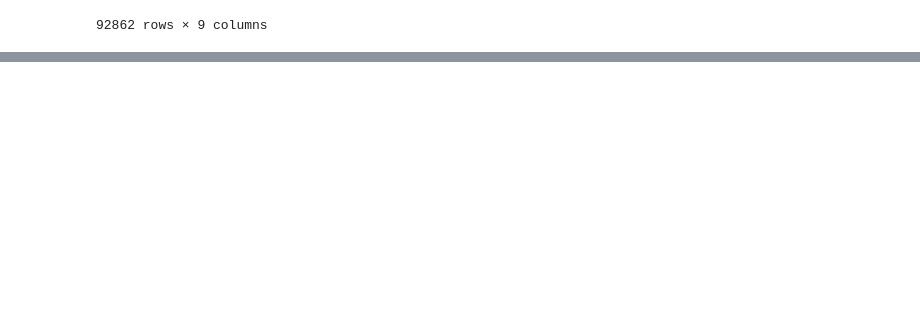
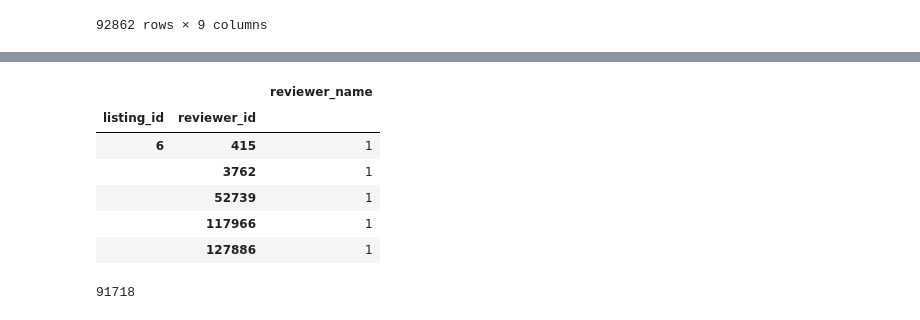
Before and after one commit to mas-dse-saachary/UCSD-MAS-Capstone-Project, a Jupyter notebook: Airbnb_Review_EDA.ipynb, the cells around one changed output, grey strips where cells are left out. Cells and saved outputs as stored; diff of their text form; code cells hidden in the pictures; blank space fills up the shorter version.

```diff
--- a/Airbnb_Review_EDA.ipynb
+++ b/Airbnb_Review_EDA.ipynb
@@ -169,0 +255,14 @@ reviews
+# %%
+reviewer_listing_pairs.groupby(['listing_id', 'reviewer_id']).count().head()
+# %% [output]
+|  |  | reviewer_name |
+| listing_id | reviewer_id |  |
+| 6 | 415 | 1 |
+|  | 3762 | 1 |
+|  | 52739 | 1 |
+|  | 117966 | 1 |
+|  | 127886 | 1 |
+# %%
+len(reviewer_listing_pairs.groupby(['listing_id', 'reviewer_id']).count())
+# %% [output]
+91718
```
Also changed, not shown: parts of 12 cells of this notebook.
